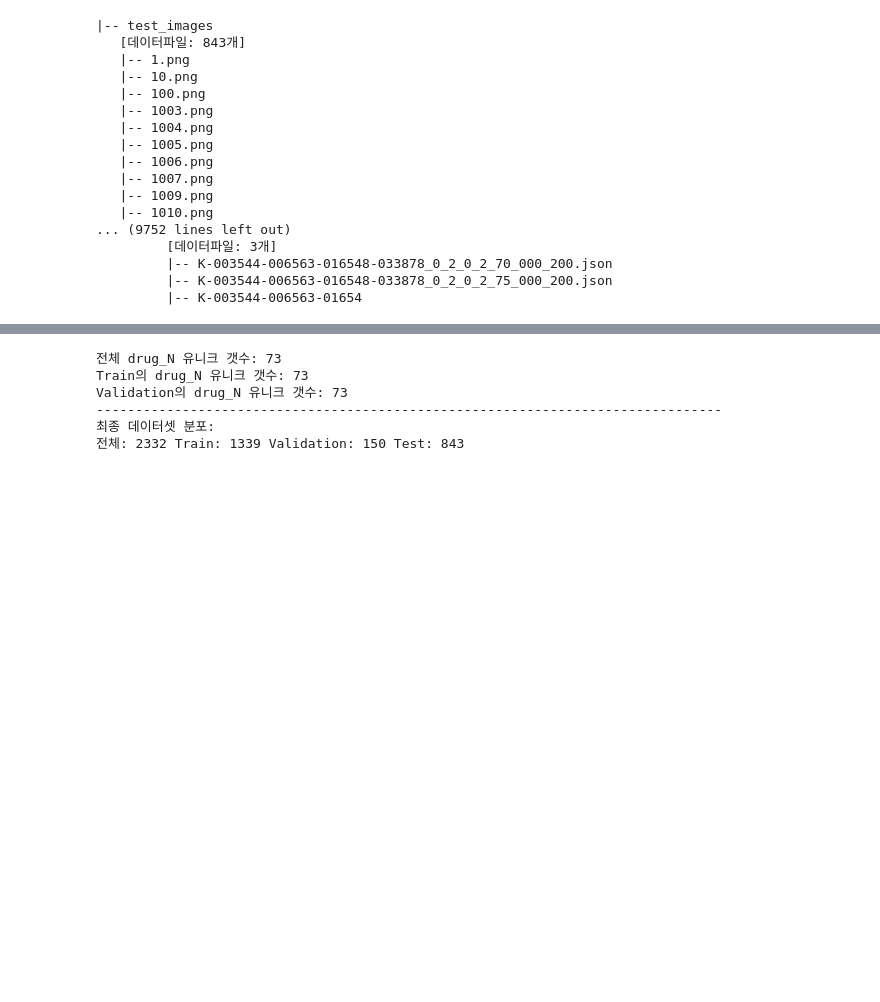
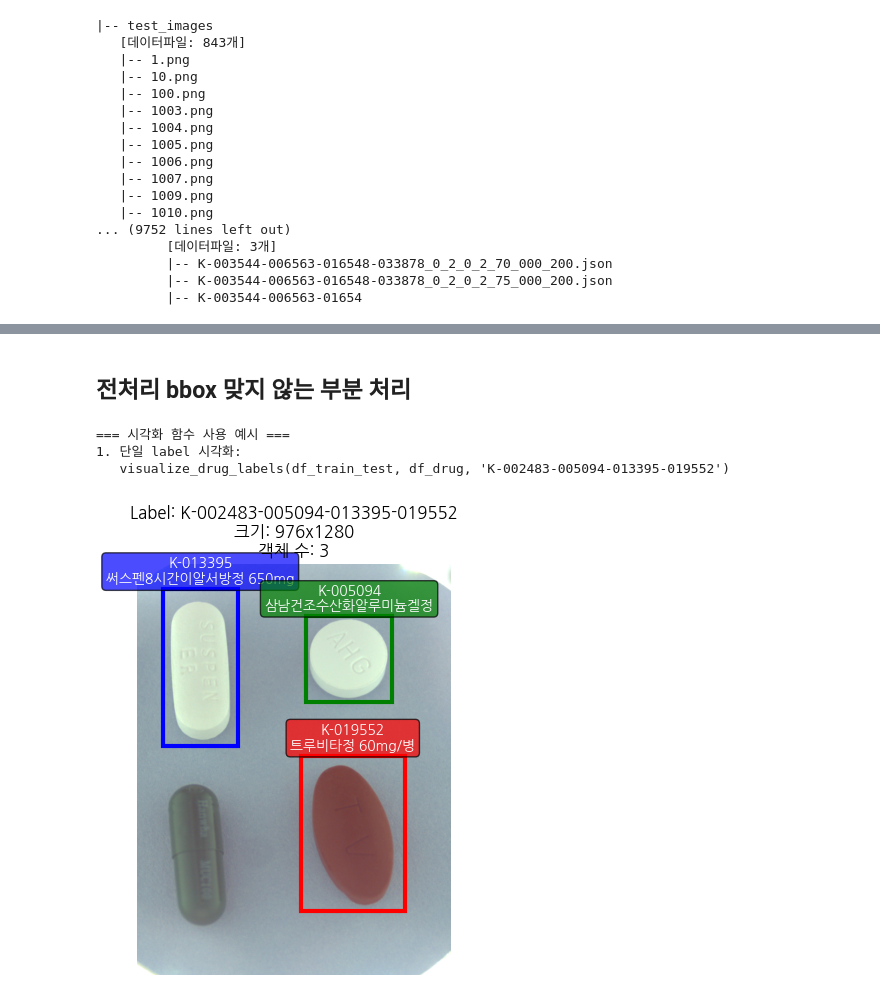
Before and after one commit to cmustard7/codeit_ai_health_eat, a Jupyter notebook: scripts/김명환/경구약제_이미지_데이터.ipynb, the cells around one changed output, grey strips where cells are left out. Saved outputs shown, nothing was run; the diff lists cells and outputs as text; code cells hidden in the pictures; blank space fills up the shorter version.

```diff
--- a/scripts/김명환/경구약제_이미지_데이터.ipynb
+++ b/scripts/김명환/경구약제_이미지_데이터.ipynb
@@ -659,53 +560,2 @@ Test 개수: 843
-# %%
-# df를 class_id의 개수 별로 정렬하고
-# 1. class 별로 랜덤하게 1개씩 Test False 하고
-# 2. 1 개수를 포함하여 랜덤하게 3%
-# 3. Train의 drug_N 유니크 갯수 확인
-# Train = True면 시험
-# Train = Fasle이고 Test Fasle 이면 Validation
-# Test = True 이면 Test 로 하자
-
-df = df_train_val_test.copy()
-
-# 1. class_id별로 정렬
-df_sorted = df.sort_values('class_id')
-
-# 2. 각 class별로 랜덤하게 1개씩 (Validation)
-for class_id in df['class_id'].unique():
-    idxs = df[(df['class_id'] == class_id) & (df['Train'] == True)].index
-    if len(idxs) > 0:
-        chosen = np.random.choice(idxs, 1, replace=False)
-        df.loc[chosen, 'Train'] = False  # Validation으로 변경
-
-# 3. 각 class별로 전체 샘플의 3%를 랜덤하게 Validation으로 설정 (Test=False)
-for class_id in df['class_id'].unique():
-    idxs = df[(df['class_id'] == class_id) & (df['Train'] == True)].index
-    if len(idxs) >= 3:  # 샘플이 3개 이상인 class만
-        n_val = max(1, int(len(idxs) * 0.03))
-        if n_val > 0:
-            chosen = np.random.choice(idxs, n_val, replace=False)
-            df.loc[chosen, 'Train'] = False  # Validation으로 변경
-
-# 4. Train의 drug_N 유니크 갯수 확인
-print("전체 drug_N 유니크 갯수:", df[df['Test'] == False]['drug_N'].nunique())
-print("Train의 drug_N 유니크 갯수:", df[df['Train'] == True]['drug_N'].nunique())
-print("Validation의 drug_N 유니크 갯수:", df[(df['Train'] == False) & (df['Test'] == False)]['drug_N'].nunique())
-
-# 5. 데이터셋 분류 기준 컬럼 추가
-df['set_type'] = np.where(df['Train'] == True, 'Train',
-                  np.where((df['Train'] == False) & (df['Test'] == False), 'Validation',
-                  np.where(df['Test'] == True, 'Test', 'Unknown')))
-
-print('-' * 80)
-print("최종 데이터셋 분포:")
-print("전체:", len(df),
-      "Train:", df['Train'].sum(),
-      "Validation:", (len(df) - df['Test'].sum()) - df['Train'].sum(),
-      "Test:", df['Test'].sum())
-# %% [output]
-전체 drug_N 유니크 갯수: 73
-Train의 drug_N 유니크 갯수: 73
-Validation의 drug_N 유니크 갯수: 73
---------------------------------------------------------------------------------
-최종 데이터셋 분포:
-전체: 2332 Train: 1339 Validation: 150 Test: 843
+# %% [markdown]
+## 전처리 bbox 맞지 않는 부분 처리
@@ -711,0 +748,14 @@ Validation의 drug_N 유니크 갯수: 73
+# %%
+# 사용 예시
+print("=== 시각화 함수 사용 예시 ===")
+
+# 1. 단일 label 시각화
+print("1. 단일 label 시각화:")
+sample_label = 'K-002483-005094-013395-019552'
+print(f"   visualize_drug_labels(df_train_test, df_drug, '{sample_label}')")
+visualize_drug_labels(df_train_test, df_drug, sample_label)
+# %% [output]
+=== 시각화 함수 사용 예시 ===
+1. 단일 label 시각화:
+   visualize_drug_labels(df_train_test, df_drug, 'K-002483-005094-013395-019552')
+[figure, added]
```
Also changed, not shown: parts of 51 cells of this notebook.
